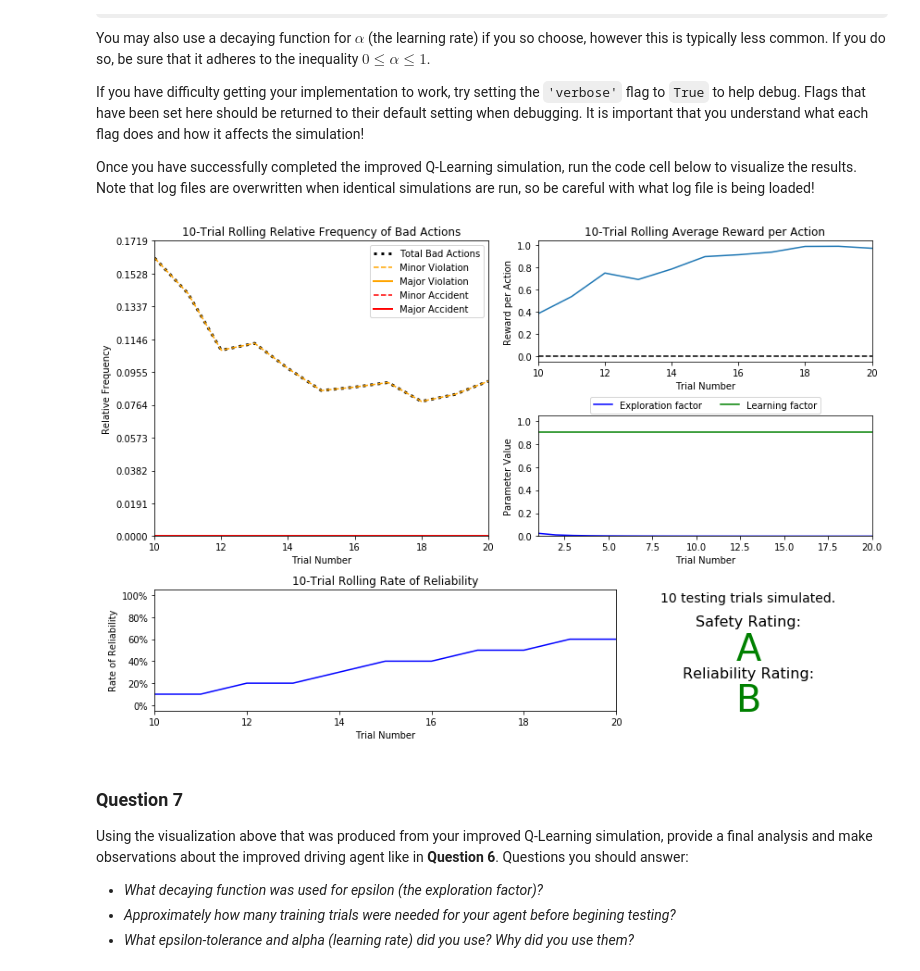
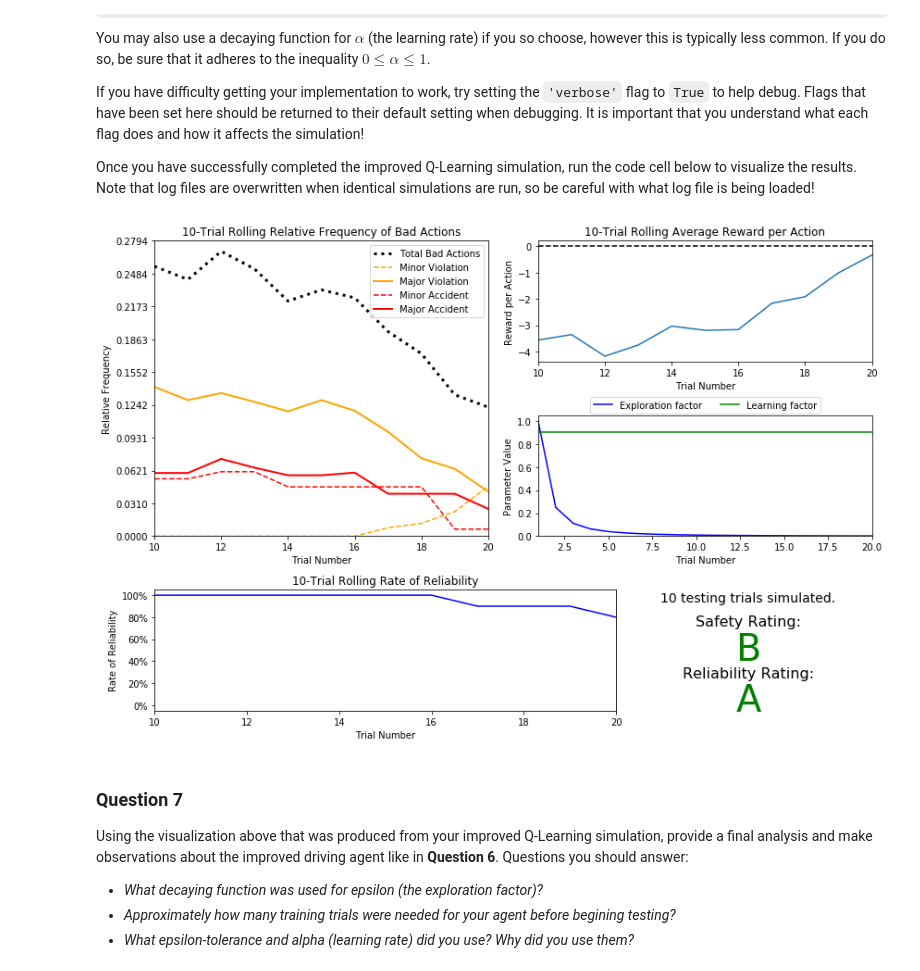
Before and after one commit to khchanaq/Udacity_machinelearning_nano_P4, a Jupyter notebook: smartcab.ipynb, the cells around one changed output. Saved outputs shown, nothing was run; the diff lists cells and outputs as text; code cells hidden in the pictures; some formulas as TeX source.

```diff
--- a/smartcab.ipynb
+++ b/smartcab.ipynb
@@ -244,11 +249,9 @@ If you have difficulty getting your implementation to work, try setting the `'ve
 Once you have successfully completed the improved Q-Learning simulation, run the code cell below to visualize the results. Note that log files are overwritten when identical simulations are run, so be careful with what log file is being loaded!
 # %%
 # Load the 'sim_improved-learning' file from the improved Q-Learning simulation
-vs.plot_trials('sim_improved-learning_72_decay.csv')
-
-#Got a question here, the result fluctuate a lot given the initial random actions taken by SmartCab. Any way we could avoid and keep the stable good result with correct parameter?
+vs.plot_trials('sim_improved-learning.csv')
 # %% [output]
-[figure, old version]
+[figure, new version]
 # %% [markdown]
 ### Question 7
 Using the visualization above that was produced from your improved Q-Learning simulation, provide a final analysis and make observations about the improved driving agent like in **Question 6**. Questions you should answer:
```
Also changed, not shown: parts of 5 cells of this notebook, 2 other files.
